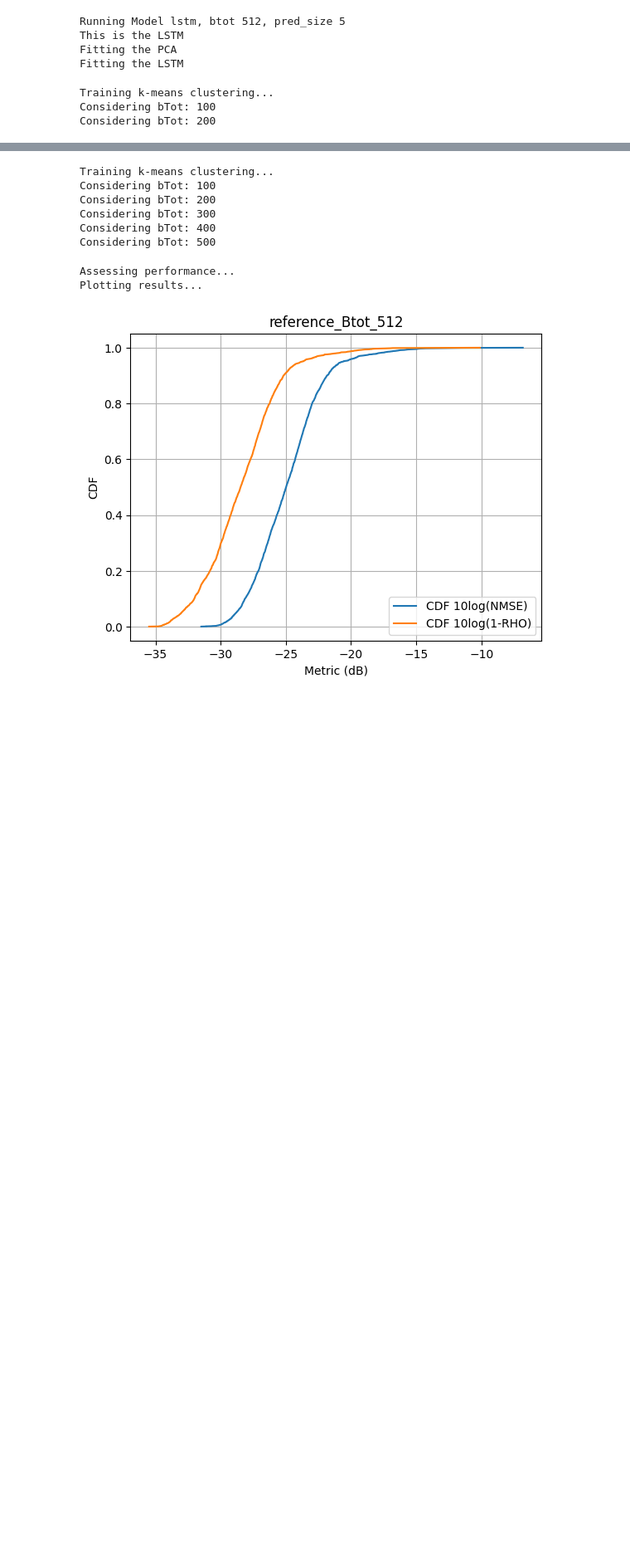
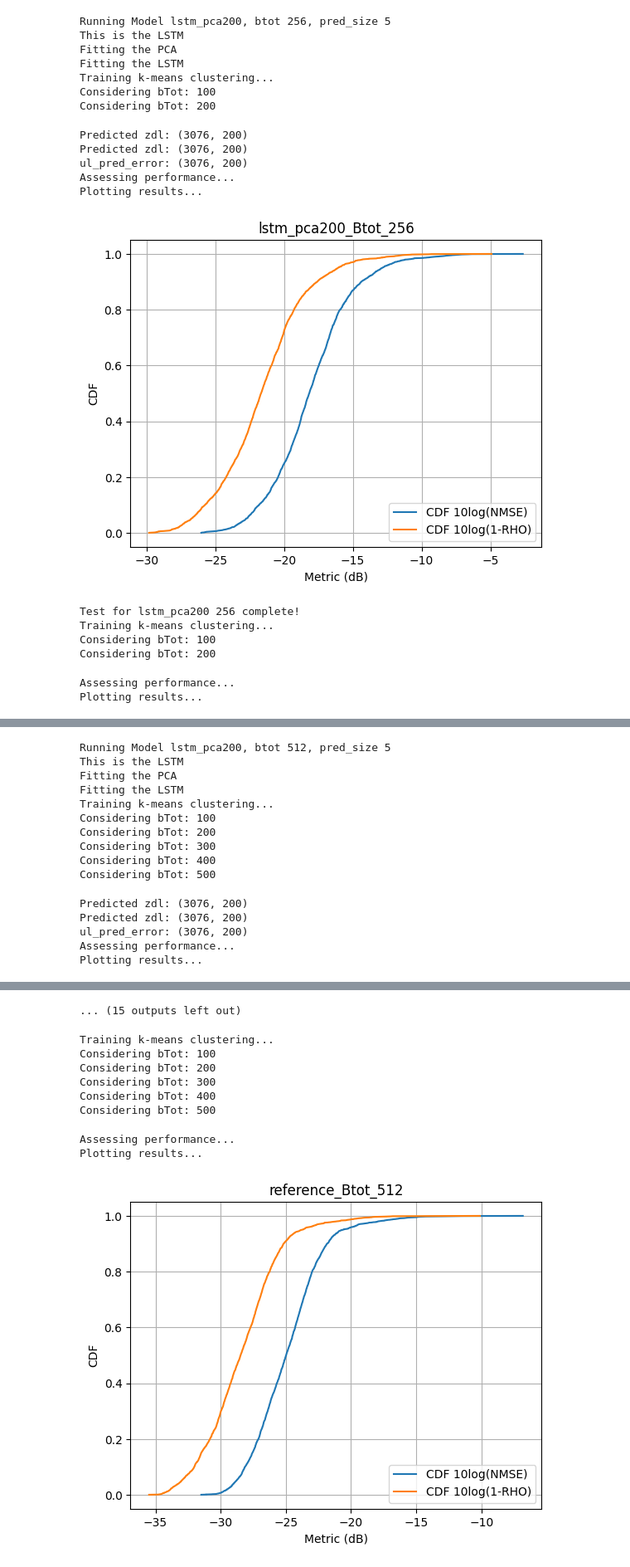
Before and after one commit to dziper/NonstaticCSI, a Jupyter notebook: project/bulk_test.ipynb, the cells around one changed output, grey strips where cells are left out. Shown at 83% size. Saved outputs shown, nothing was run; the diff lists cells and outputs as text; code cells hidden in the pictures; blank space fills up the shorter version.

```diff
--- a/project/bulk_test.ipynb
+++ b/project/bulk_test.ipynb
@@ -21,7 +21,8 @@ cfg = utils.Config(
     results_save_path="../results",
     compressor_type="kmeans",
     preprocessor_type="real_imag",
-    trunc_lstm_pred=20
+    trunc_lstm_pred=20,
+    max_pca_coeffs=200
     # duplicate_data=1,
     # data_snr=-1
 )
@@ -48,27 +46,39 @@ Number of samples (3086, 1, 32, 1, 80)
 # %%
-possible_bits = [512, 256, 128]
+possible_bits =[256, 512, 1024, 1536, 2048]
 for btot in possible_bits:
     this_cfg = dataclasses.replace(cfg, total_bits=btot)
 
     runner.run_model(
         this_cfg,
         matlab,
         lstm_model.FullLSTMModel,
-        "lstm",
+        "lstm_pca200",
         # simulation=True
     )
 
     runner.run_reference_model(
         this_cfg,
         matlab,
         reference_impl.FullReferenceModel,
-        "reference"
+        "reference_pca200"
     )
 # %% [output]
-Running Model lstm, btot 512, pred_size 5
+Running Model lstm_pca200, btot 256, pred_size 5
 This is the LSTM
 Fitting the PCA
 Fitting the LSTM
+Training k-means clustering...
+Considering bTot: 100
+Considering bTot: 200
-Training k-means clustering...
-Considering bTot: 100
-Considering bTot: 200
+Predicted zdl: (3076, 200)
+Predicted zdl: (3076, 200)
+ul_pred_error: (3076, 200)
+Assessing performance...
+Plotting results...
+[figure, added]
+Test for lstm_pca200 256 complete!
+Training k-means clustering...
+Considering bTot: 100
+Considering bTot: 200
+Assessing performance...
+Plotting results...
@@ -74,0 +86,15 @@ Considering bTot: 200
+Running Model lstm_pca200, btot 512, pred_size 5
+This is the LSTM
+Fitting the PCA
+Fitting the LSTM
+Training k-means clustering...
+Considering bTot: 100
+Considering bTot: 200
+Considering bTot: 300
+Considering bTot: 400
+Considering bTot: 500
+Predicted zdl: (3076, 200)
+Predicted zdl: (3076, 200)
+ul_pred_error: (3076, 200)
+Assessing performance...
+Plotting results...
@@ -75,3 +112,4 @@ Considering bTot: 200
+... (15 outputs left out)
 # %%
 # %% [output]
 Training k-means clustering...
```
Also changed, not shown: parts of 4 cells of this notebook, 3 other files.
